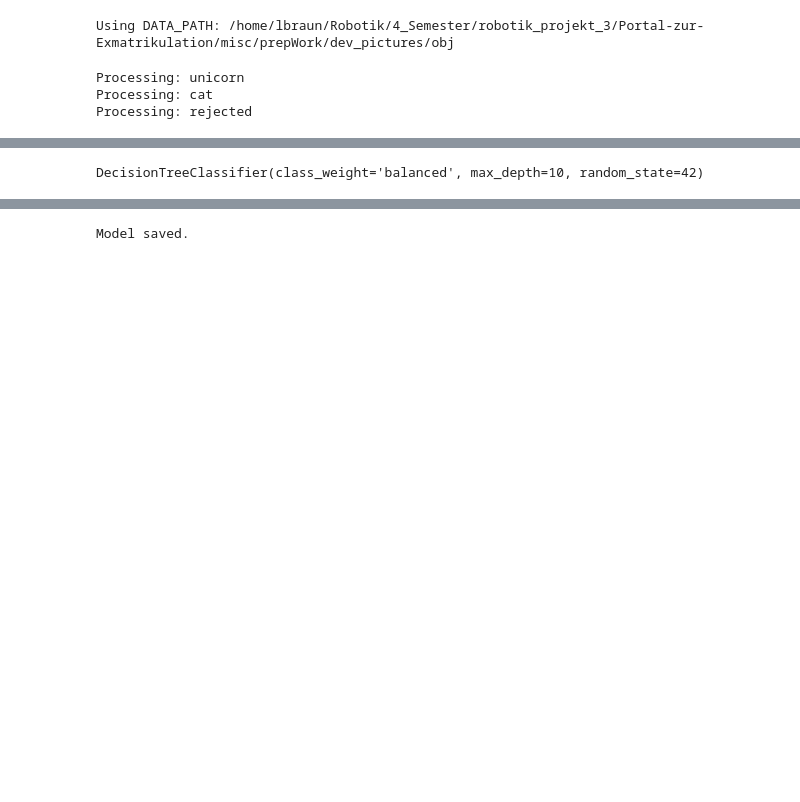
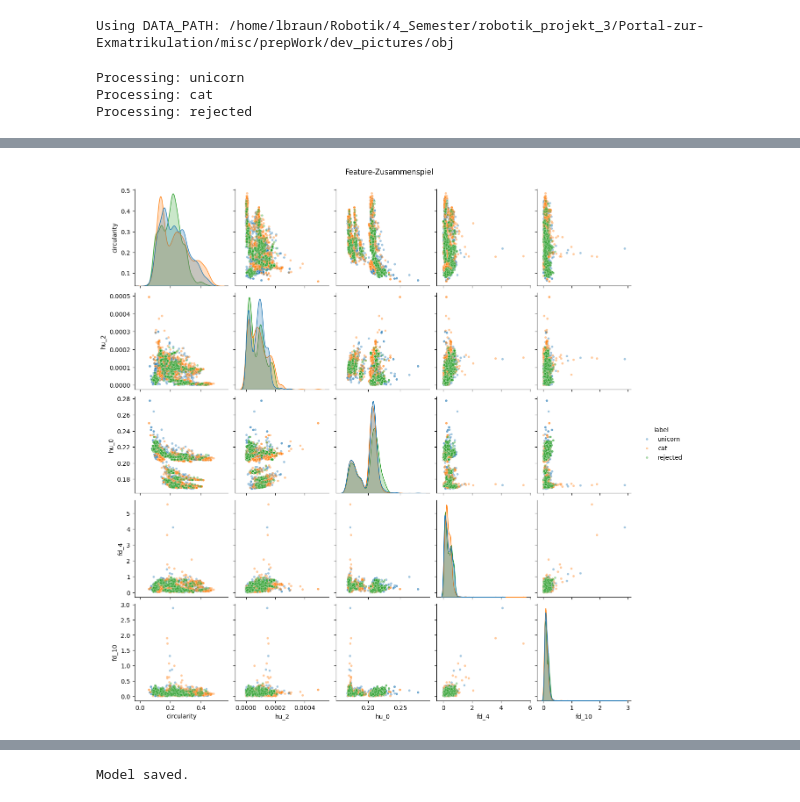
Before and after one commit to ibinsandig/Portal-zur-Exmatrikulation, a Jupyter notebook: misc/prepWork/dev_pictures/test.ipynb, the cells around one changed output, grey strips where cells are left out. Cells and saved outputs as stored; diff of their text form; code cells hidden in the pictures; blank space fills up the shorter version.

```diff
--- a/misc/prepWork/dev_pictures/test.ipynb
+++ b/misc/prepWork/dev_pictures/test.ipynb
@@ -278,13 +264,14 @@ X_train, X_test, y_train, y_test = train_test_split(
     random_state=42,
     stratify=y
 )
-# %%
-model = DecisionTreeClassifier(
-    max_depth=10,
-    class_weight="balanced",
-    random_state=42
-)
-
-model.fit(X_train, y_train)
-# %% [output]
-DecisionTreeClassifier(class_weight='balanced', max_depth=10, random_state=42)
+# %%
+sns.pairplot(
+    df[selected_features + ["label"]],
+    hue="label",
+    plot_kws={"alpha": 0.4, "s": 15},
+    diag_kind="kde"  # Verteilung auf der Diagonale
+)
+plt.suptitle("Feature-Zusammenspiel", y=1.02)
+plt.show()
+# %% [output]
+[figure, added]
```
Also changed, not shown: parts of 13 cells of this notebook, 3 other files.
